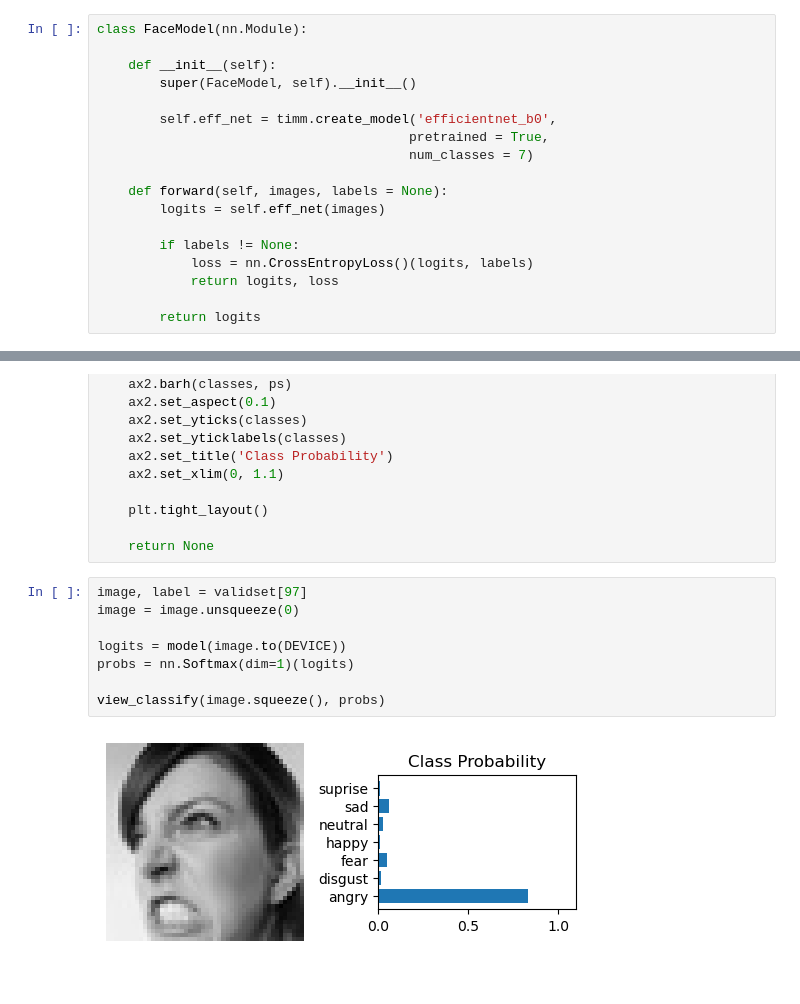
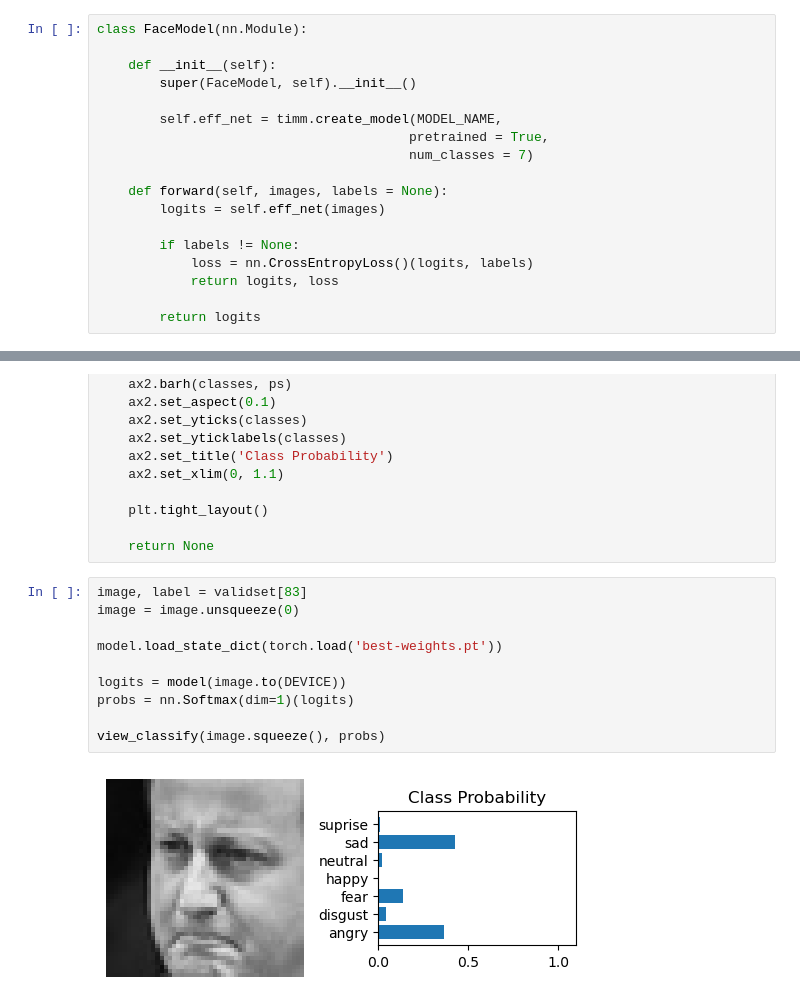
Before and after one commit to CabbageSage/PatternRecognitionGroup, a Jupyter notebook: lec7/facial-expression-recognition-with-pytorch.ipynb, the cells around one changed output, grey strips where cells are left out. Cells and saved outputs as stored; diff of their text form.

```diff
--- a/lec7/facial-expression-recognition-with-pytorch.ipynb
+++ b/lec7/facial-expression-recognition-with-pytorch.ipynb
@@ -144,7 +144,7 @@ class FaceModel(nn.Module):
     def __init__(self):
         super(FaceModel, self).__init__()
 
-        self.eff_net = timm.create_model('efficientnet_b0',
+        self.eff_net = timm.create_model(MODEL_NAME,
                                         pretrained = True,
                                         num_classes = 7)
 
@@ -278,12 +276,14 @@ def view_classify(img, ps):
 
     return None
 # %%
-image, label = validset[97]
+image, label = validset[83]
 image = image.unsqueeze(0)
+
+model.load_state_dict(torch.load('best-weights.pt'))
 
 logits = model(image.to(DEVICE))
 probs = nn.Softmax(dim=1)(logits)
 
 view_classify(image.squeeze(), probs)
 # %% [output]
-[figure, old version]
+[figure, new version]
```
Also changed, not shown: parts of 7 cells of this notebook.
